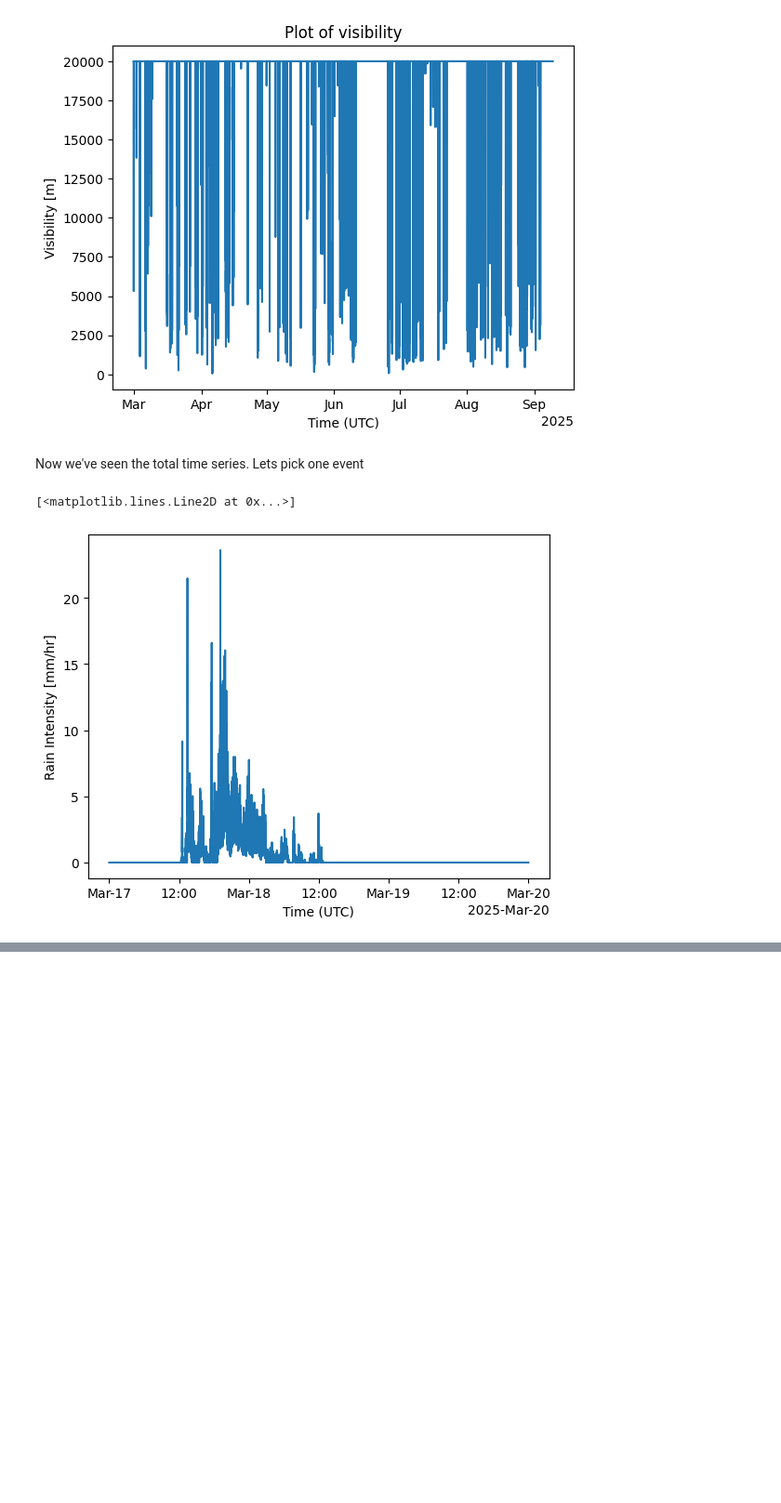
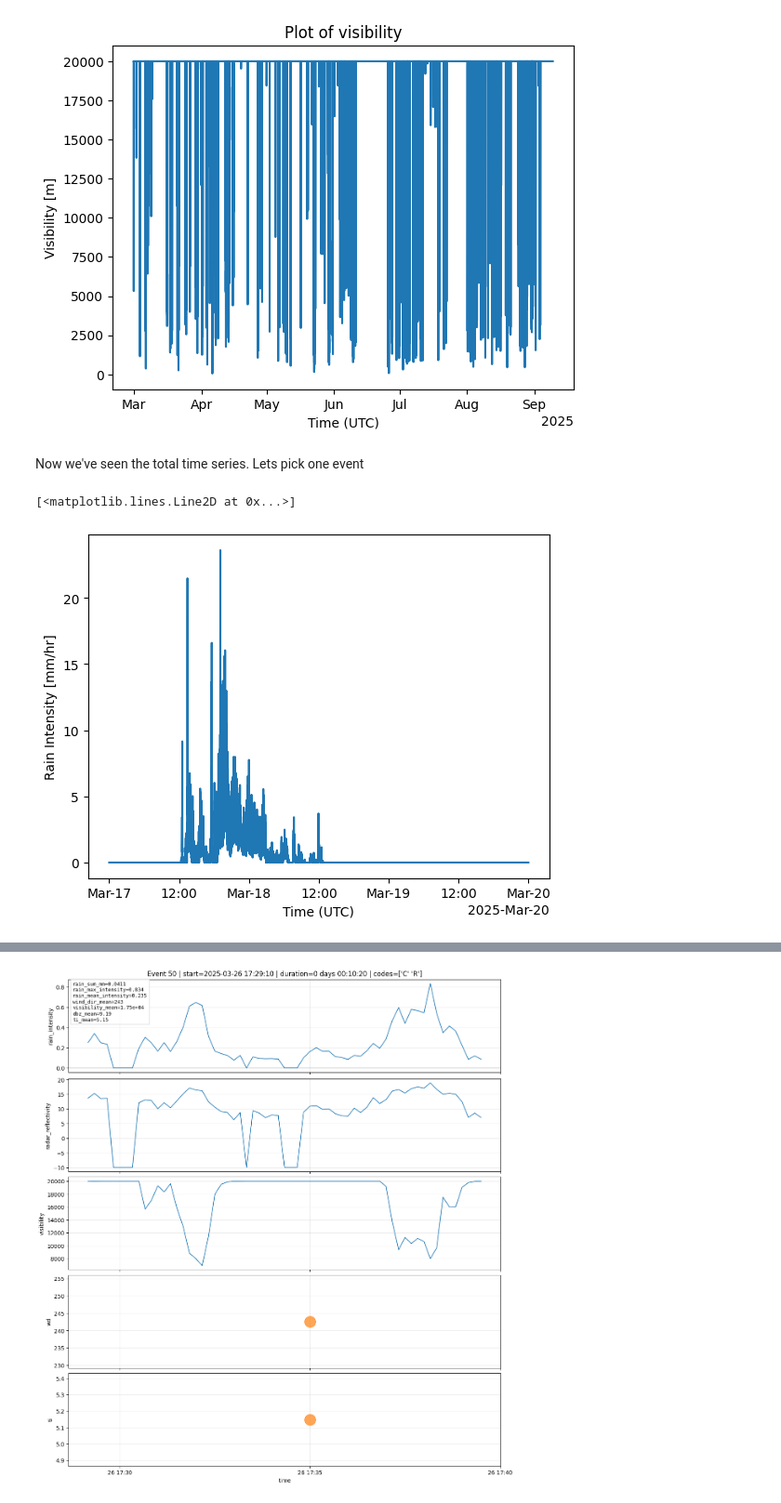
Before and after one commit to LBerger17/ORACLE, a Jupyter notebook: Initial_TimeSeries_and_Histograms.ipynb, the cells around one changed output, grey strips where cells are left out. Shown at 93% size. Cells and saved outputs as stored; diff of their text form; code cells hidden in the pictures; blank space fills up the shorter version.

Commit message:
Update Initial_TimeSeries_and_Histograms notebook

```diff
--- a/Initial_TimeSeries_and_Histograms.ipynb
+++ b/Initial_TimeSeries_and_Histograms.ipynb
@@ -373,7 +365,9 @@ per_event
 # %%
 def plot_rain_event(ds_labeled, per_event, event_id,
                     time_dim="time",
-                    vars_to_plot=("rain_intensity", "dbz", "visibility", "ti", "wind_direction"),
+                    vars_to_plot=("rain_intensity", "radar_reflectivity", "visibility", "ti", "wd"),
+                    wind_var="wd",
+                    ti_var="ti",
                     rain_var="rain_intensity"):
     """
     Plot time series for one labeled event.
@@ -414,8 +408,9 @@ def plot_rain_event(ds_labeled, per_event, event_id,
     duration = _scalar(pe["duration"]) if "duration" in pe else (dse[time_dim].max() - dse[time_dim].min()).item()
 
     codes = None
-    if "codes_unique" in pe:
-        codes = _scalar(pe["codes_unique"])
+    if "weather_code_nws" in dse:
+        # codes = _scalar(dse["weather_code_nws"])
+        codes = np.unique(dse["weather_code_nws"].values)
 
     # Title text
     title_parts = [f"Event {event_id}", f"start={pd.to_datetime(start)}", f"duration={pd.to_timedelta(duration)}"]
@@ -442,6 +437,9 @@ def plot_rain_event(ds_labeled, per_event, event_id,
         # but if you merged across small dry gaps you may see zeros)
         if v == rain_var:
             ax.axhline(0, color="k", lw=0.8, alpha=0.4)
+        if v == wind_var or v == ti_var:
+            ax.plot(dse[time_dim].values, dse[v].values, lw=1.2, marker='o', markersize=20, alpha=0.7)
+
 
     # Add a small per-event stats block on the first axis
     stats_lines = []
@@ -462,0 +473,5 @@ def plot_rain_event(ds_labeled, per_event, event_id,
+# %%
+ds_labeled = xr.open_dataset("/qfs/people/gold396/ORACLE/nant_ds_labeled.nc")
+events_ds = xr.open_dataset("/qfs/people/gold396/ORACLE/nant_events_ds.nc")
+per_event = xr.open_dataset("/qfs/people/gold396/ORACLE/nant_per_event.nc")
+per_event_nogaps = xr.open_dataset("/qfs/people/gold396/ORACLE/nant_per_event_processed.nc")
@@ -463,6 +493,8 @@ def plot_rain_event(ds_labeled, per_event, event_id,
 # %%
 fig, axes = plot_rain_event(
-    ds_labeled, per_event, event_id=12,
-    vars_to_plot=("rain_intensity", "dbz", "visibility", "ti", "wind_direction")
+    ds_labeled, per_event, event_id=50,
+    vars_to_plot=("rain_intensity", "radar_reflectivity", "visibility","wd","ti")
 )
 plt.show()
+# %% [output]
+[figure, added]
```
Also changed, not shown: parts of 35 cells of this notebook.
